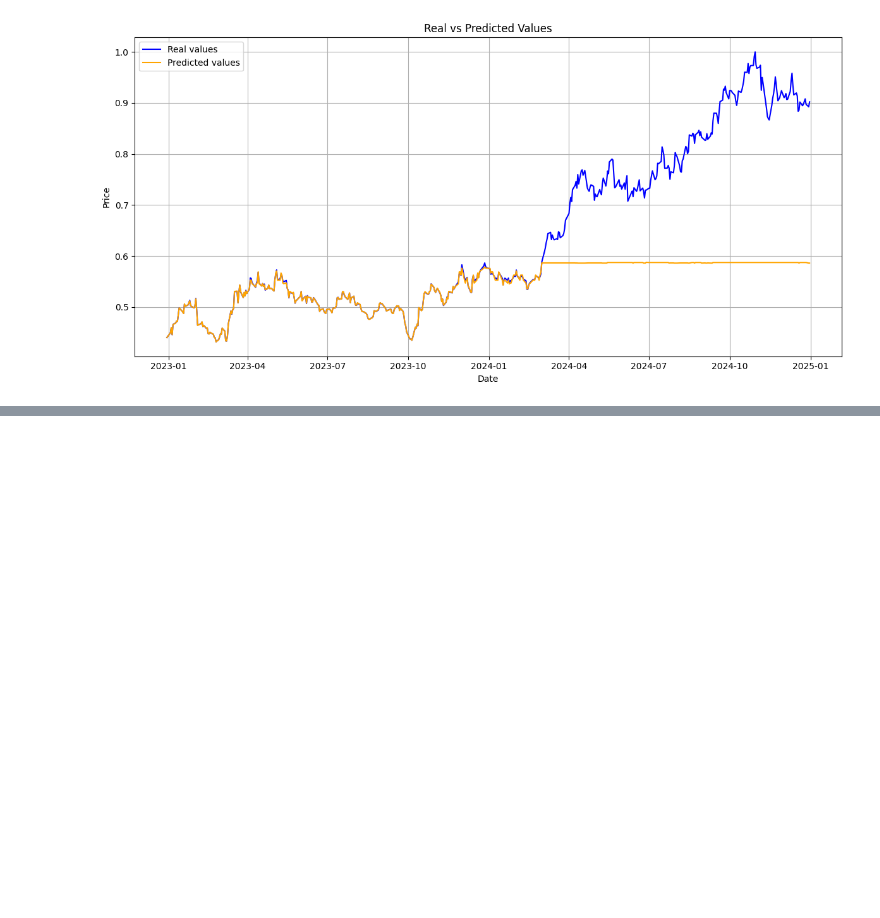
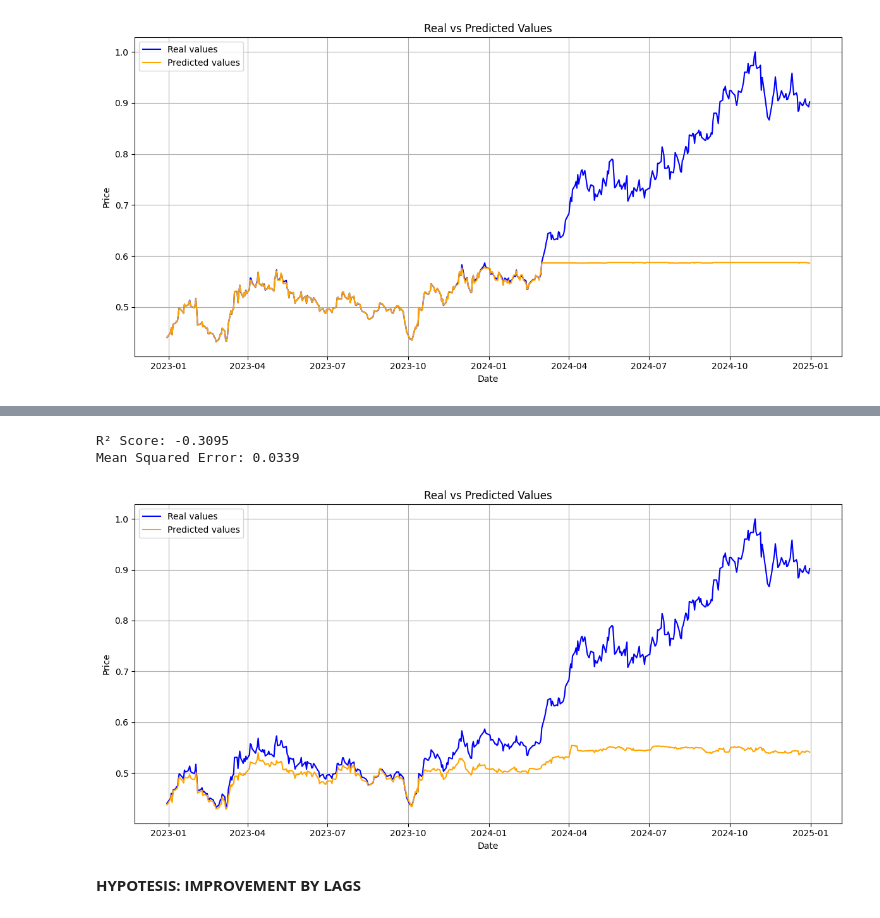
Before and after one commit to sejfovskienes/training_model, a Jupyter notebook: training/train10.ipynb, the cells around one changed output, grey strips where cells are left out. Cells and saved outputs as stored; diff of their text form; code cells hidden in the pictures; blank space fills up the shorter version.

Commit message:
testing new hypotesis

```diff
--- a/training/train10.ipynb
+++ b/training/train10.ipynb
@@ -259,0 +301,34 @@ Mean Squared Error: 0.0248
+# %%
+model = grid_search.best_estimator_
+# %%
+model.fit(X_train, y_train)
+
+y_pred = model.predict(X_test)
+
+r2 = r2_score(y_test, y_pred)
+mse = mean_squared_error(y_test, y_pred)
+
+print(f"R² Score: {r2:.4f}")
+print(f"Mean Squared Error: {mse:.4f}")
+
+df['Date'] = pd.to_datetime(df['Date'])
+
+date_test = df['Date'].iloc[split_index:]
+
+plt.figure(figsize=(12, 6))
+plt.plot(date_test, y_test, label='Real values', color='blue')
+plt.plot(date_test, y_pred, label='Predicted values', color='orange')
+
+plt.title('Real vs Predicted Values')
+plt.xlabel('Date')
+plt.ylabel('Price')
+plt.legend()
+plt.grid(True)
+plt.tight_layout()
+plt.show()
+# %% [output]
+R² Score: -0.3095
+Mean Squared Error: 0.0339
+[figure, added]
+# %% [markdown]
+**HYPOTESIS: IMPROVEMENT BY LAGS**
```
Also changed, not shown: parts of 28 cells of this notebook.
